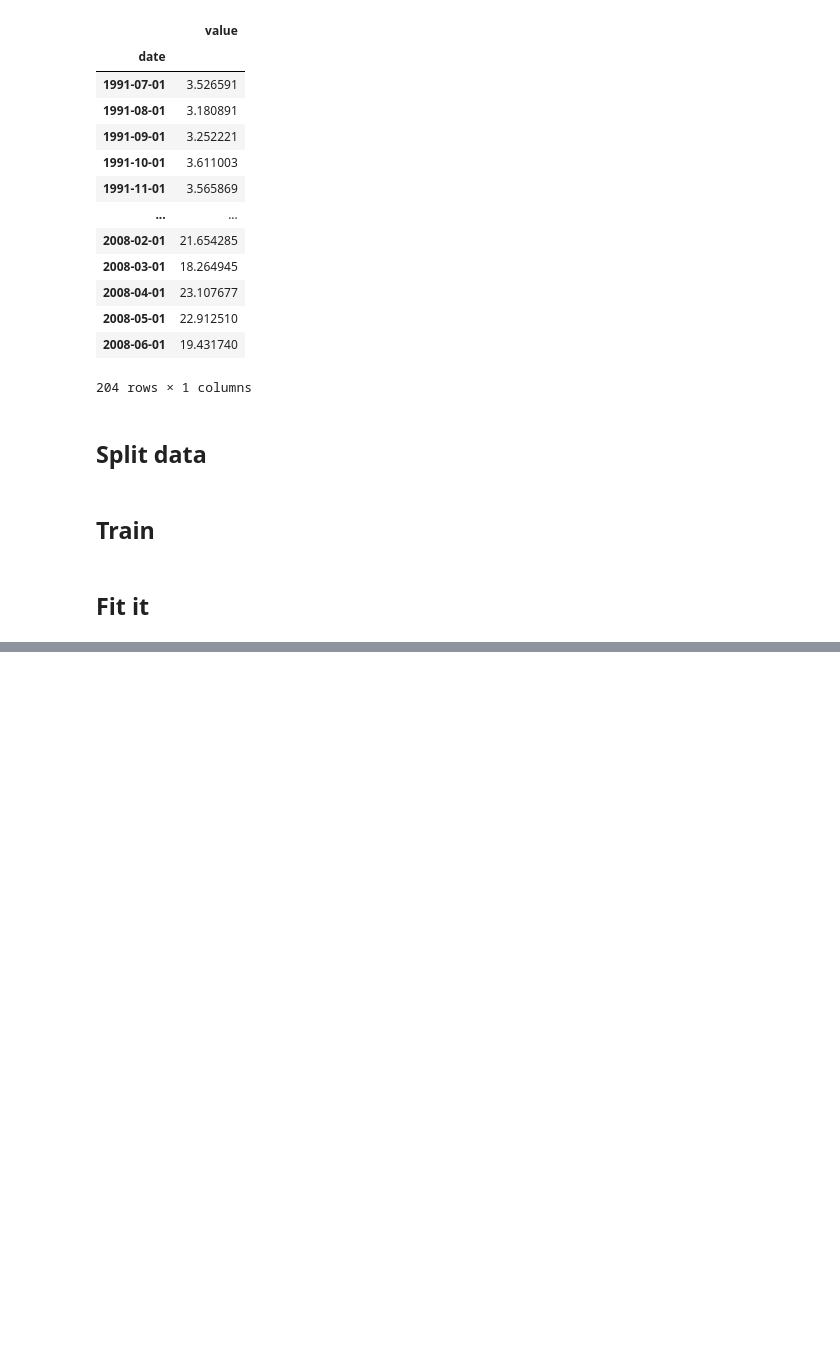
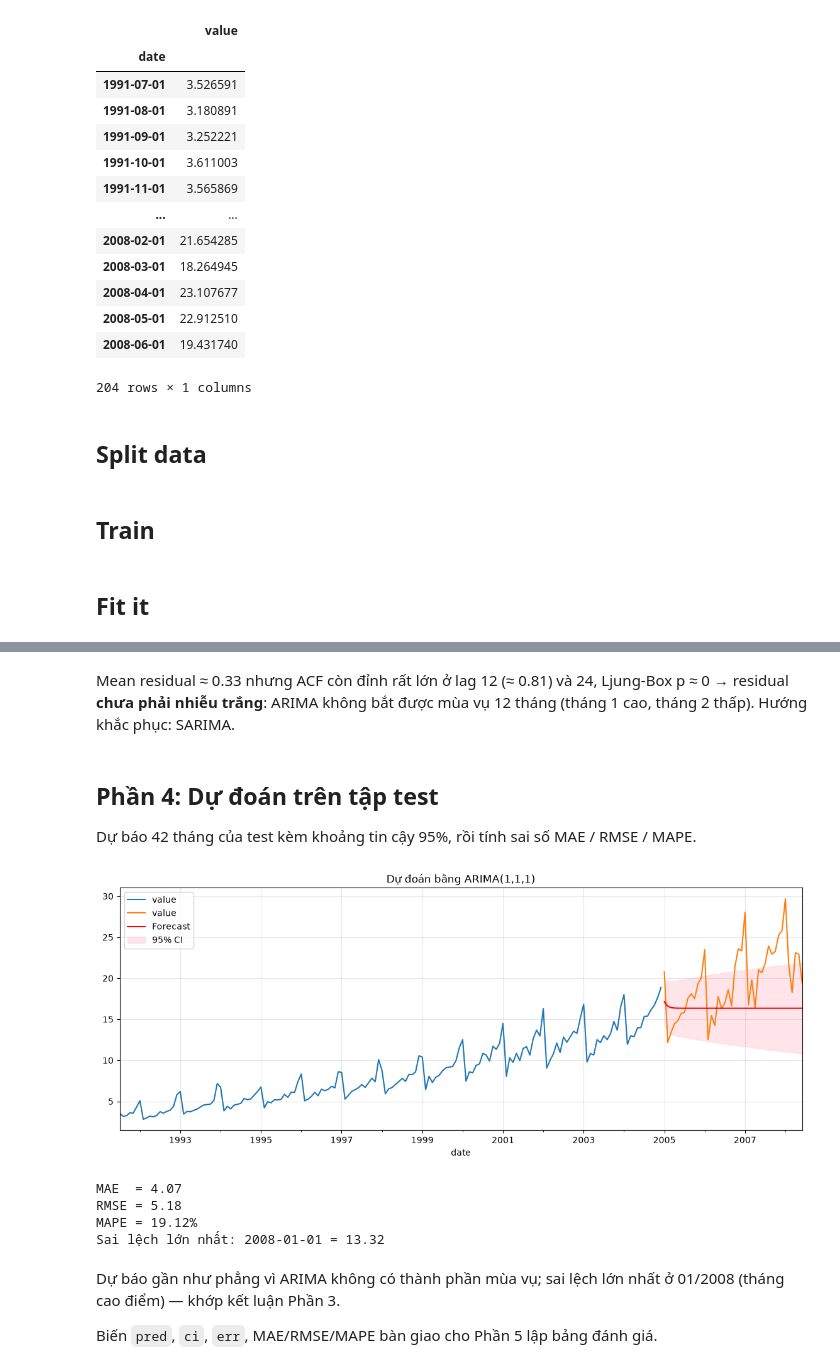
Before and after one commit to HoraCompany-VN/Times-Series-Gr3, a Jupyter notebook: Lab2/BT_Normal/src/Bai5.ipynb, the cells around one changed output, grey strips where cells are left out. Cells and saved outputs as stored; diff of their text form; code cells hidden in the pictures; blank space fills up the shorter version.

```diff
--- a/Lab2/BT_Normal/src/Bai5.ipynb
+++ b/Lab2/BT_Normal/src/Bai5.ipynb
@@ -35,10 +35,10 @@ df
 ## Split data
 # %%
 train_end = datetime(2004, 12, 1) #2004-12-01
-test_end = datetime(2006, 6, 1) #2008-06-01
+test_end = datetime(2008, 6, 1) #2008-06-01
 
 train_data = df[:train_end]
-test_end = df[train_end + timedelta(days=1) : test_end]
+test_data = df[train_end + timedelta(days=1) : test_end]
 # %% [markdown]
 ## Train
 # %%
@@ -110,0 +142,40 @@ BIC of model 2 is: 587.9829153466753
+# %% [markdown]
+Mean residual ≈ 0.33 nhưng ACF còn đỉnh rất lớn ở lag 12 (≈ 0.81) và 24, Ljung-Box p ≈ 0 → residual **chưa phải nhiễu trắng**: ARIMA không bắt được mùa vụ 12 tháng (tháng 1 cao, tháng 2 thấp). Hướng khắc phục: SARIMA.
+# %% [markdown]
+## Phần 4: Dự đoán trên tập test
+
+Dự báo 42 tháng của test kèm khoảng tin cậy 95%, rồi tính sai số MAE / RMSE / MAPE.
+# %%
+fc   = best_fit.get_forecast(steps=len(test_data))
+pred = pd.Series(fc.predicted_mean.to_numpy(), index=test_data.index)
+ci   = fc.conf_int()
+
+fig, ax = plt.subplots(figsize=(14, 5))
+train_data.plot(ax=ax, label="Train")
+test_data.plot(ax=ax, label="Test")
+pred.plot(ax=ax, label="Forecast", color="red")
+ax.fill_between(ci.index, ci.iloc[:, 0], ci.iloc[:, 1], color="pink", alpha=0.4, label="95% CI")
+ax.set_title(f"Dự đoán bằng {best_name}")
+ax.legend(); ax.grid(alpha=0.3)
+plt.show()
+# %% [output]
+[figure, added]
+# %%
+err  = test_data["value"] - pred
+mae  = err.abs().mean()
+rmse = np.sqrt((err ** 2).mean())
+mape = (err.abs() / test_data["value"]).mean() * 100
+
+print(f"MAE  = {mae:.2f}")
+print(f"RMSE = {rmse:.2f}")
+print(f"MAPE = {mape:.2f}%")
+print("Sai lệch lớn nhất:", err.abs().idxmax().date(), "=", round(err.abs().max(), 2))
+# %% [output]
+MAE  = 4.07
+RMSE = 5.18
+MAPE = 19.12%
+Sai lệch lớn nhất: 2008-01-01 = 13.32
+# %% [markdown]
+Dự báo gần như phẳng vì ARIMA không có thành phần mùa vụ; sai lệch lớn nhất ở 01/2008 (tháng cao điểm) — khớp kết luận Phần 3.
+
+Biến `pred`, `ci`, `err`, MAE/RMSE/MAPE bàn giao cho Phần 5 lập bảng đánh giá.
```
Also changed, not shown: parts of 16 cells of this notebook.
